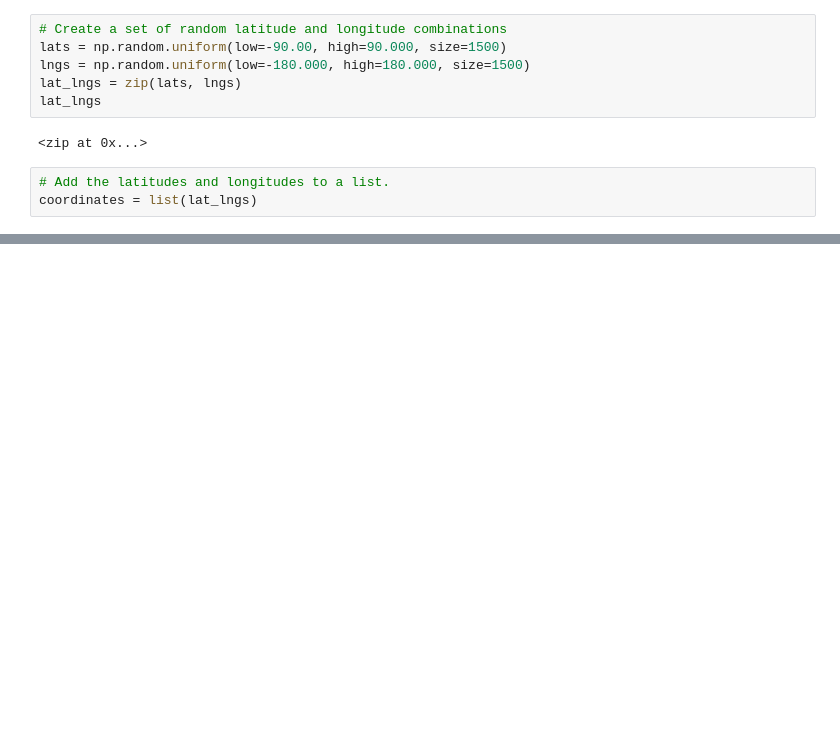
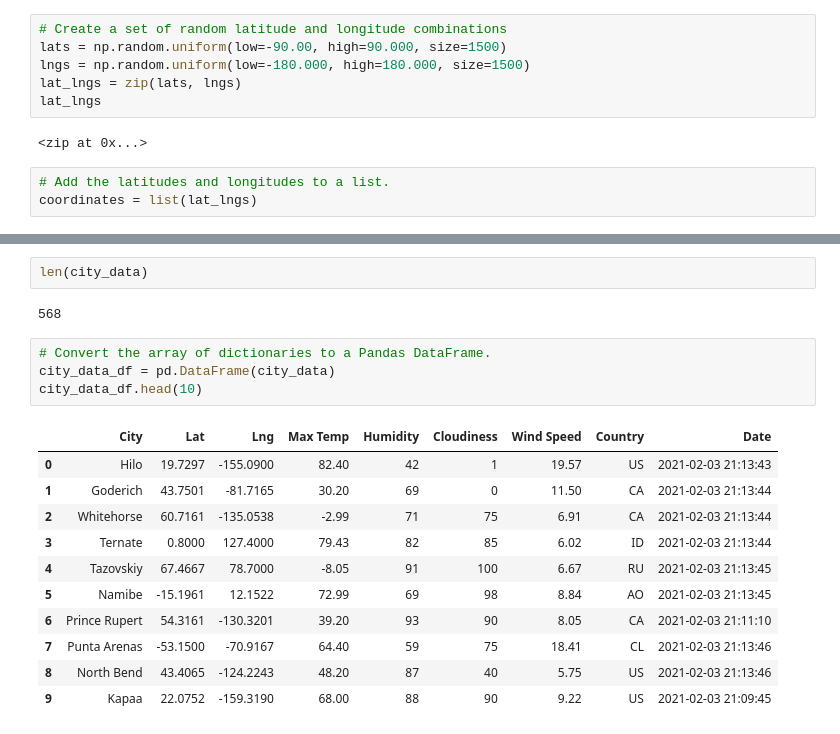
Before and after one commit to fkerimov/World_Weather_Analysis, a Jupyter notebook: WeatherPy.ipynb, the cells around one changed output, grey strips where cells are left out. Drawn from its saved outputs; the diff is of its cells as text; blank space fills up the shorter version.

```diff
--- a/WeatherPy.ipynb
+++ b/WeatherPy.ipynb
@@ -36,0 +130,20 @@ len(cities)
+# %%
+len(city_data)
+# %% [output]
+568
+# %%
+# Convert the array of dictionaries to a Pandas DataFrame.
+city_data_df = pd.DataFrame(city_data)
+city_data_df.head(10)
+# %% [output]
+|  | City | Lat | Lng | Max Temp | Humidity | Cloudiness | Wind Speed | Country | Date |
+| 0 | Hilo | 19.7297 | -155.0900 | 82.40 | 42 | 1 | 19.57 | US | 2021-02-03 21:13:43 |
+| 1 | Goderich | 43.7501 | -81.7165 | 30.20 | 69 | 0 | 11.50 | CA | 2021-02-03 21:13:44 |
+| 2 | Whitehorse | 60.7161 | -135.0538 | -2.99 | 71 | 75 | 6.91 | CA | 2021-02-03 21:13:44 |
+| 3 | Ternate | 0.8000 | 127.4000 | 79.43 | 82 | 85 | 6.02 | ID | 2021-02-03 21:13:44 |
+| 4 | Tazovskiy | 67.4667 | 78.7000 | -8.05 | 91 | 100 | 6.67 | RU | 2021-02-03 21:13:45 |
+| 5 | Namibe | -15.1961 | 12.1522 | 72.99 | 69 | 98 | 8.84 | AO | 2021-02-03 21:13:45 |
+| 6 | Prince Rupert | 54.3161 | -130.3201 | 39.20 | 93 | 90 | 8.05 | CA | 2021-02-03 21:11:10 |
+| 7 | Punta Arenas | -53.1500 | -70.9167 | 64.40 | 59 | 75 | 18.41 | CL | 2021-02-03 21:13:46 |
+| 8 | North Bend | 43.4065 | -124.2243 | 48.20 | 87 | 40 | 5.75 | US | 2021-02-03 21:13:46 |
+| 9 | Kapaa | 22.0752 | -159.3190 | 68.00 | 88 | 90 | 9.22 | US | 2021-02-03 21:09:45 |
```
Also changed, not shown: parts of 8 cells of this notebook, 2 other files.
